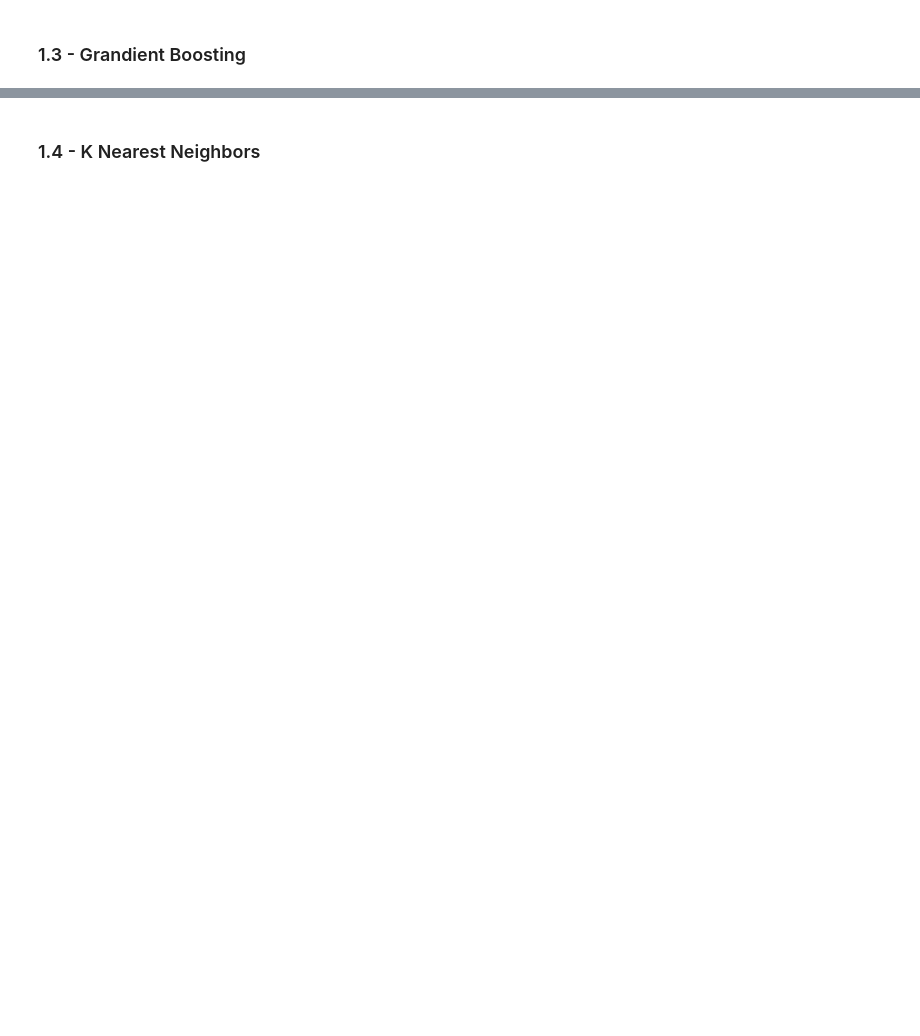
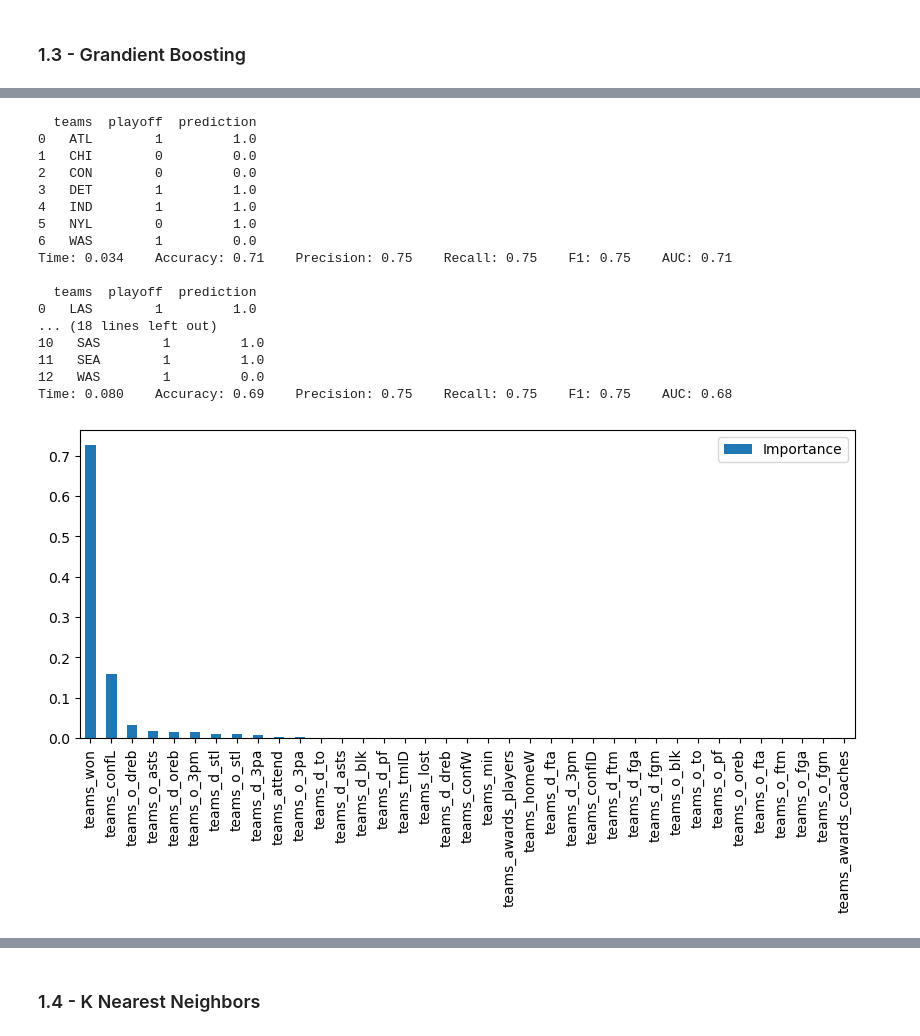
Before and after one commit to ritaleite03/FEUP-MEIC-AC, a Jupyter notebook: project_1/4_predictive.ipynb, the cells around one changed output, grey strips where cells are left out. Cells and saved outputs as stored; diff of their text form; code cells hidden in the pictures; blank space fills up the shorter version.

```diff
--- a/project_1/4_predictive.ipynb
+++ b/project_1/4_predictive.ipynb
@@ -211,0 +169,4 @@ Accuracy: 0.69
+# %%
+run_model(SVC(probability=True, random_state=42), teams[teams['teams_confID']==0], 10, 4)
+run_model(SVC(probability=True, random_state=42), teams[teams['teams_confID']==1], 10, 4)
+run_model(SVC(probability=True, random_state=42), teams, 10, 8)
@@ -287,0 +193,23 @@ Accuracy: 0.77
+# %%
+run_model(GradientBoostingClassifier(random_state=42), teams[teams['teams_confID']==0], 10, 4)
+run_model(GradientBoostingClassifier(random_state=42), teams[teams['teams_confID']==1], 10, 4)
+run_model(GradientBoostingClassifier(random_state=42), teams, 10, 8)
+# %% [output]
+  teams  playoff  prediction
+0   ATL        1         1.0
+1   CHI        0         0.0
+2   CON        0         0.0
+3   DET        1         1.0
+4   IND        1         1.0
+5   NYL        0         1.0
+6   WAS        1         0.0
+Time: 0.034    Accuracy: 0.71    Precision: 0.75    Recall: 0.75    F1: 0.75    AUC: 0.71
+
+  teams  playoff  prediction
+0   LAS        1         1.0
+... (18 lines left out)
+10   SAS        1         1.0
+11   SEA        1         1.0
+12   WAS        1         0.0
+Time: 0.080    Accuracy: 0.69    Precision: 0.75    Recall: 0.75    F1: 0.75    AUC: 0.68
+[figure, added]
```
Also changed, not shown: parts of 11 cells of this notebook.
